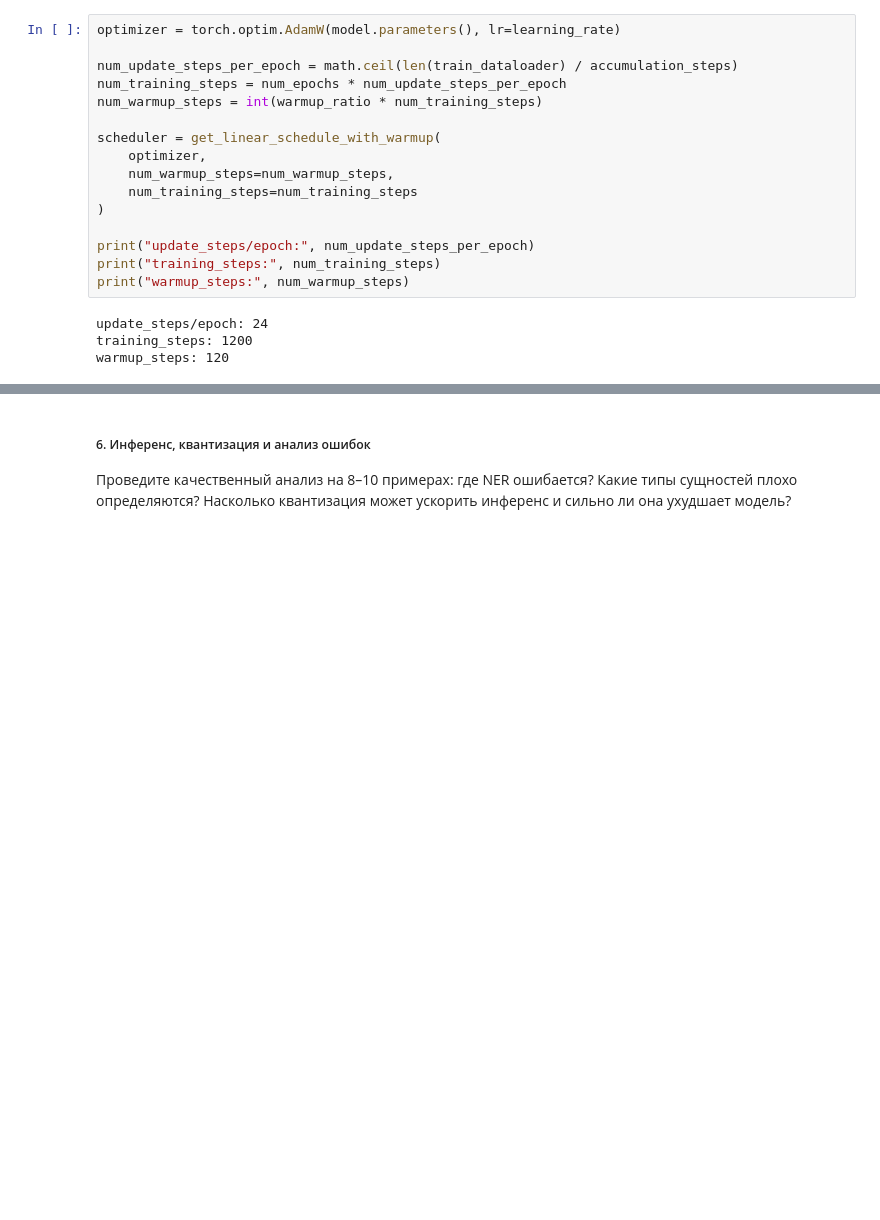
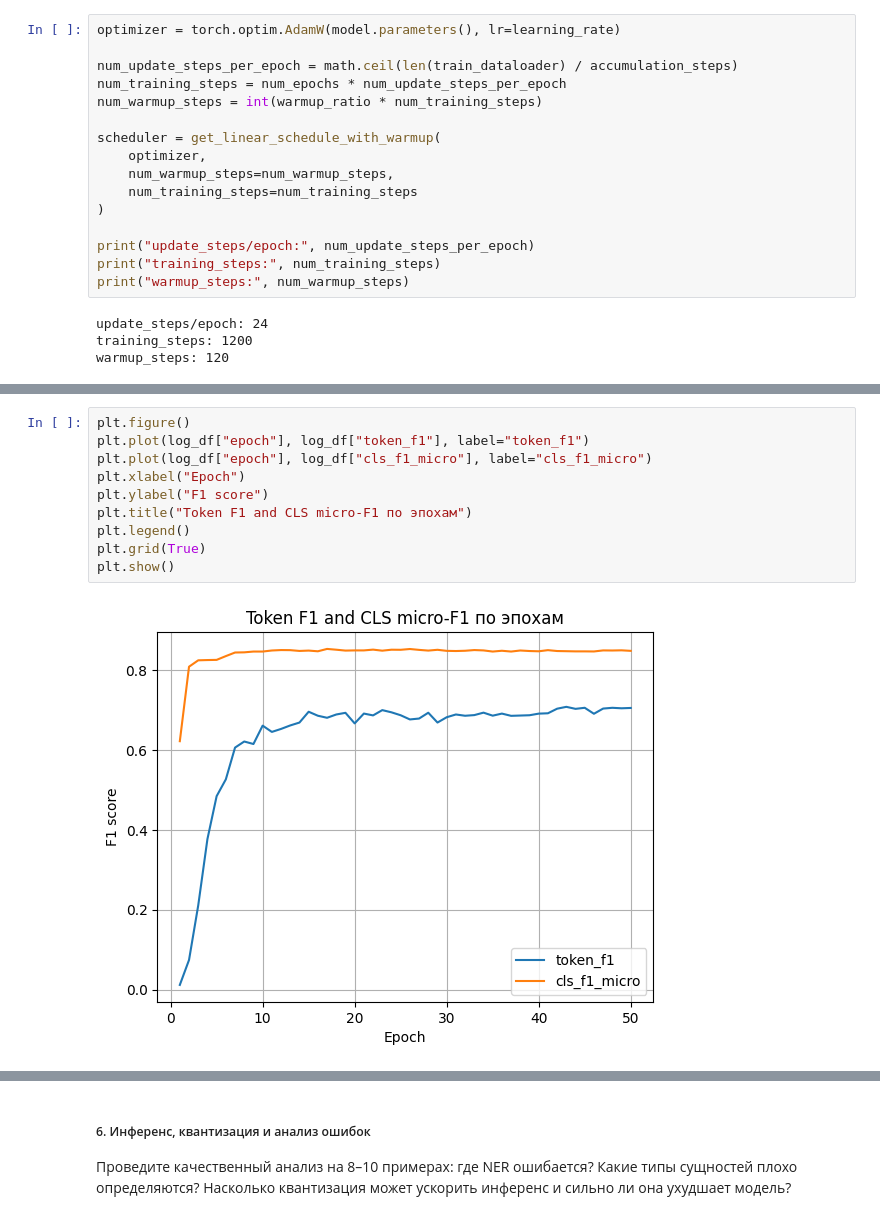
Before and after one commit to GladunAD/yandex_practicum_nlp, a Jupyter notebook: NEREL_MultiTask_Notebook.ipynb, the cells around one changed output, grey strips where cells are left out. Drawn from its saved outputs; the diff is of its cells as text; blank space fills up the shorter version.

```diff
--- a/NEREL_MultiTask_Notebook.ipynb
+++ b/NEREL_MultiTask_Notebook.ipynb
@@ -820,0 +823,12 @@ log_df
+# %%
+plt.figure()
+plt.plot(log_df["epoch"], log_df["token_f1"], label="token_f1")
+plt.plot(log_df["epoch"], log_df["cls_f1_micro"], label="cls_f1_micro")
+plt.xlabel("Epoch")
+plt.ylabel("F1 score")
+plt.title("Token F1 and CLS micro-F1 по эпохам")
+plt.legend()
+plt.grid(True)
+plt.show()
+# %% [output]
+[figure, added]
```
Also changed, not shown: parts of 13 cells of this notebook.
